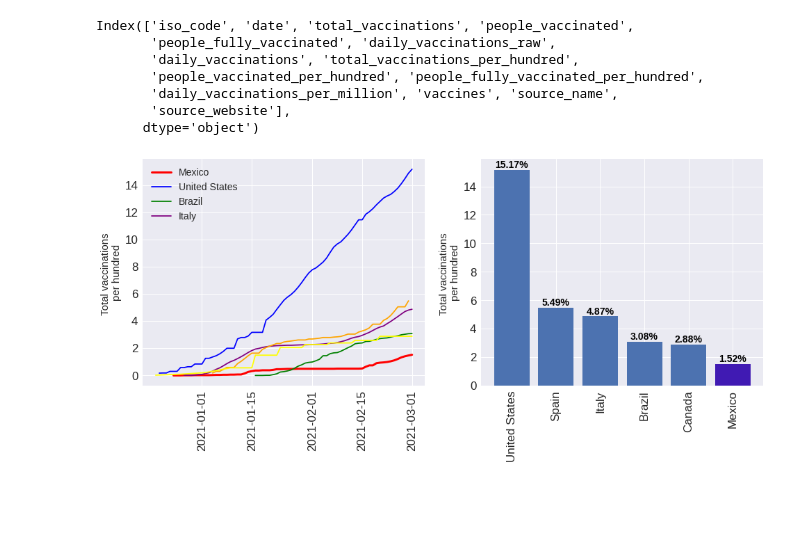
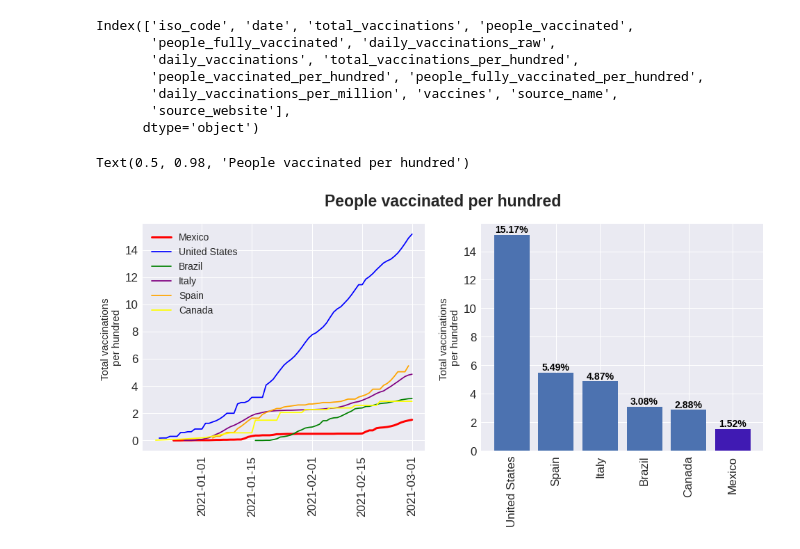
Before and after one commit to HugoAlexis/Covid19-Vaccinations, a Jupyter notebook: Covid19_Vaccinations.ipynb, the cells around one changed output. Drawn from its saved outputs; the diff is of its cells as text; code cells hidden in the pictures; blank space fills up the shorter version.

```diff
--- a/Covid19_Vaccinations.ipynb
+++ b/Covid19_Vaccinations.ipynb
@@ -105,39 +99,42 @@ countries = {'Mexico':{'color':'red', 'label':'Mexico', 'lw':3},
              'United States': {'color':'blue', 'label':'United States'},
              'Brazil': {'color':'green', 'label':'Brazil'},
              'Italy': {'color':'purple', 'label':'Italy'},
-             'Spain': {'color': 'orange'},
-             'Canada': {'color': 'yellow'}}
+             'Spain': {'color': 'orange', 'label':'Spain'},
+             'Canada': {'color': 'yellow', 'label':'Canada'}}
 
 country_vacs_ph = pd.Series(dtype=int)
 
 for country in countries.keys():
     country_vacs_ph[country] = data.loc[idx[country], 'people_vaccinated_per_hundred'][-1]
 
 country_vacs_ph.sort_values(ascending=False, inplace=True)
 
 
 fig, (ax, ax2) = plt.subplots(1, 2, figsize=(16, 6))
 
 for country, params in countries.items():
     ax.plot(
         data.loc[idx[country]].index,
         data.loc[idx[country], 'people_vaccinated_per_hundred'],
         **params
     )
 
 ax.legend(loc='upper left', fontsize=14)
 ax.tick_params(axis='x', rotation=90, labelsize=17)
 ax.tick_params(axis='y', labelsize=17)
 ax.set_ylabel('Total vaccinations \nper hundred', fontsize=15)
 
 ax2.bar(country_vacs_ph.index, country_vacs_ph.values)
 ax2.set_ylabel('Total vaccinations \nper hundred', fontsize=15)
 ax2.tick_params(axis='x', rotation=90, labelsize=17)
 ax2.tick_params(axis='y', labelsize=17)
 ax2.bar('Mexico', country_vacs_ph['Mexico'], color=(0.25,0.1,0.7))
 
 for country, value in country_vacs_ph.items():
     ax2.text(country, value, f'{value}%', ha='center', va='bottom',
              fontsize=14, color='black', fontweight='bold')
+
+fig.suptitle('People vaccinated per hundred', fontsize=23, fontweight='bold')
 # %% [output]
+Text(0.5, 0.98, 'People vaccinated per hundred')
-[figure, old version]
+[figure, new version]
```
Also changed, not shown: parts of 7 cells of this notebook, 2 other files.
